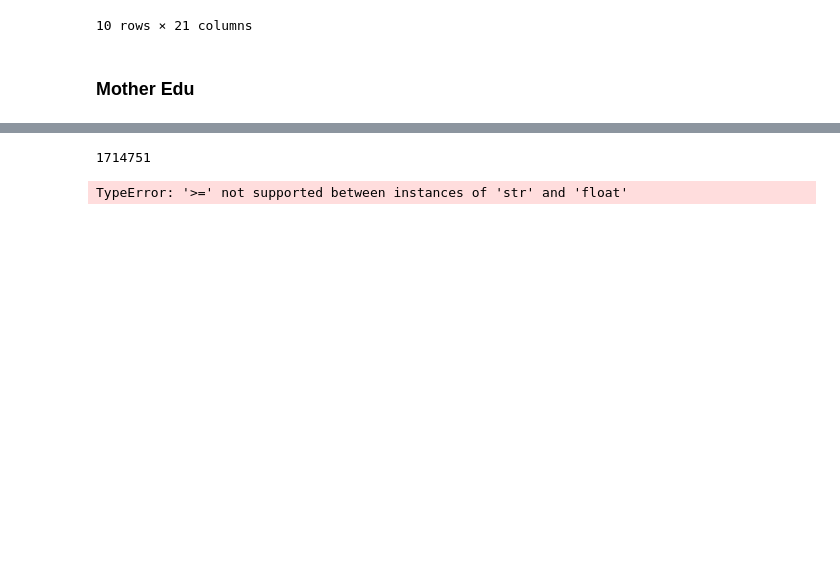
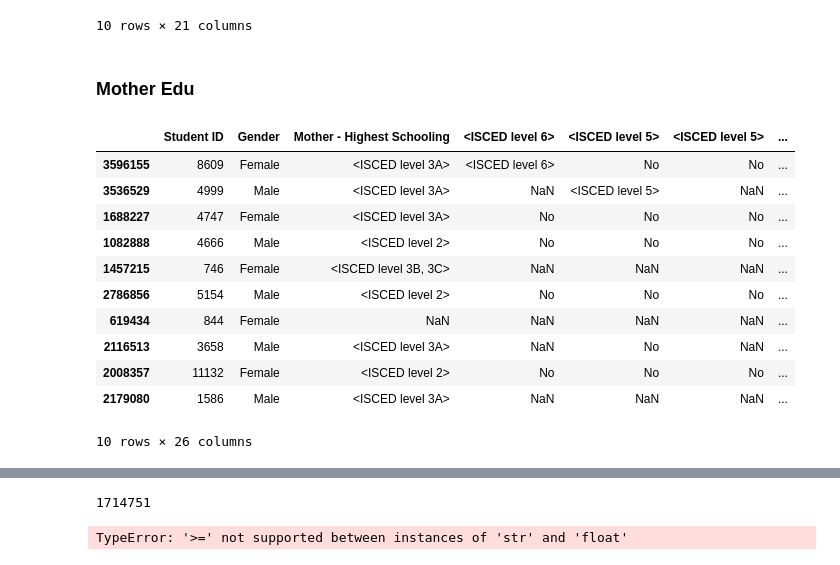
Before and after one commit to Dyke-F/Pisa-Data-Analysis, a Jupyter notebook: wrangle_pisa_data.ipynb, the cells around one changed output, grey strips where cells are left out. Saved outputs shown, nothing was run; the diff lists cells and outputs as text; code cells hidden in the pictures; blank space fills up the shorter version.

```diff
--- a/wrangle_pisa_data.ipynb
+++ b/wrangle_pisa_data.ipynb
@@ -473,0 +472,2 @@ father_edu = pisa_clean.copy()
+# %%
+mother_edu = father_edu.copy()
@@ -473,0 +480,8 @@ father_edu = pisa_clean.copy()
+# %%
+mother_edu.rename({'She did not complete <ISCED level 1>': '<ISCED level 0>',
+                   '<ISCED level 3A>': '<ISCED level 3>',
+                   '<ISCED level 3B, 3C>': '<ISCED level 3>',
+                   'Mother Qualifications - ISCED level 4': '<ISCED level 4>',
+                   'Mother Qualifications - ISCED level 5A': '<ISCED level 5>',
+                   'Mother Qualifications - ISCED level 5B': '<ISCED level 5>',
+                   'Mother Qualifications - ISCED level 6': '<ISCED level 6>'}, axis='columns', inplace=True)
@@ -473,0 +501,15 @@ father_edu = pisa_clean.copy()
+# %%
+mother_edu.sample(10)
+# %% [output]
+|  | Student ID | Gender | Mother - Highest Schooling | <ISCED level 6> | <ISCED level 5> | <ISCED level 5> | ... |
+| 3596155 | 8609 | Female | <ISCED level 3A> | <ISCED level 6> | No | No | ... |
+| 3536529 | 4999 | Male | <ISCED level 3A> | NaN | <ISCED level 5> | NaN | ... |
+| 1688227 | 4747 | Female | <ISCED level 3A> | No | No | No | ... |
+| 1082888 | 4666 | Male | <ISCED level 2> | No | No | No | ... |
+| 1457215 | 746 | Female | <ISCED level 3B, 3C> | NaN | NaN | NaN | ... |
+| 2786856 | 5154 | Male | <ISCED level 2> | No | No | No | ... |
+| 619434 | 844 | Female | NaN | NaN | NaN | NaN | ... |
+| 2116513 | 3658 | Male | <ISCED level 3A> | NaN | No | NaN | ... |
+| 2008357 | 11132 | Female | <ISCED level 2> | No | No | No | ... |
+| 2179080 | 1586 | Male | <ISCED level 3A> | NaN | NaN | NaN | ... |
+10 rows × 26 columns
```
Also changed, not shown: parts of 12 cells of this notebook.
